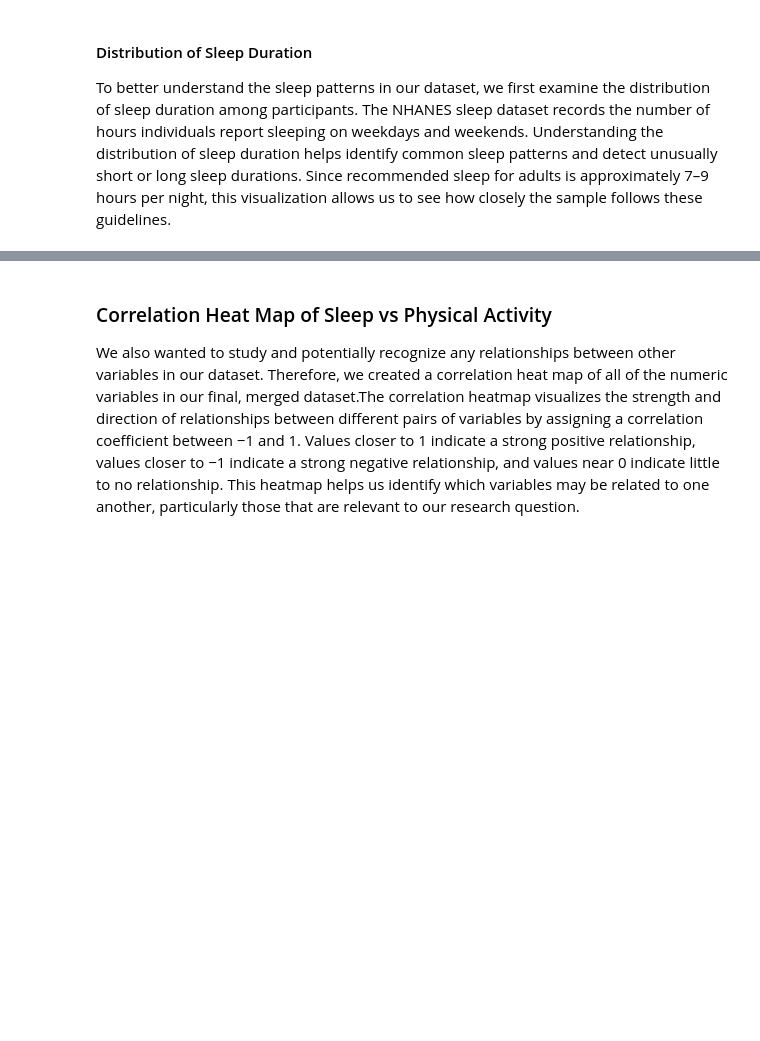
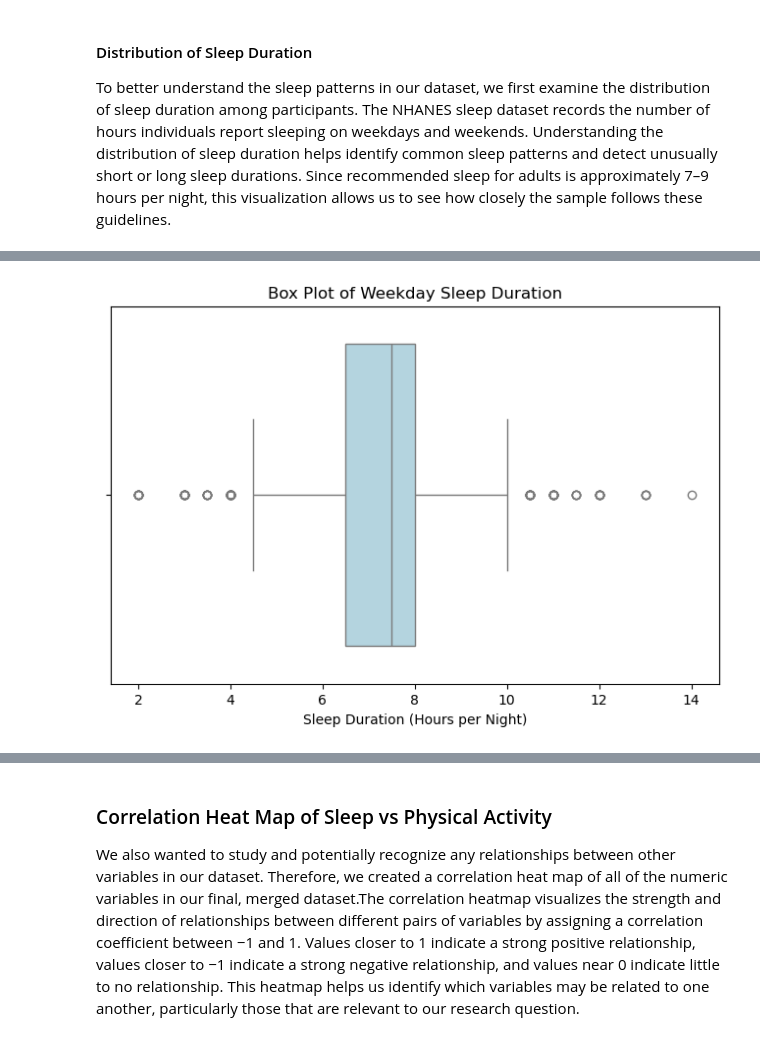
Before and after one commit to COGS108/Group070_WI26, a Jupyter notebook: 03-FinalProject.ipynb, the cells around one changed output, grey strips where cells are left out. Saved outputs shown, nothing was run; the diff lists cells and outputs as text; code cells hidden in the pictures; blank space fills up the shorter version.

```diff
--- a/03-FinalProject.ipynb
+++ b/03-FinalProject.ipynb
@@ -501,0 +509,17 @@ Since recommended sleep for adults is approximately 7–9 hours per night, this
+# %%
+import matplotlib.pyplot as plt
+import seaborn as sns
+
+plt.figure(figsize=(8,5))
+
+sns.boxplot(
+    x = final_df["weekday_sleep_minutes"] / 60,
+    color = "lightblue"
+)
+
+plt.title("Box Plot of Weekday Sleep Duration")
+plt.xlabel("Sleep Duration (Hours per Night)")
+
+plt.show()
+# %% [output]
+[figure, added]
```
Also changed, not shown: parts of 9 cells of this notebook.
